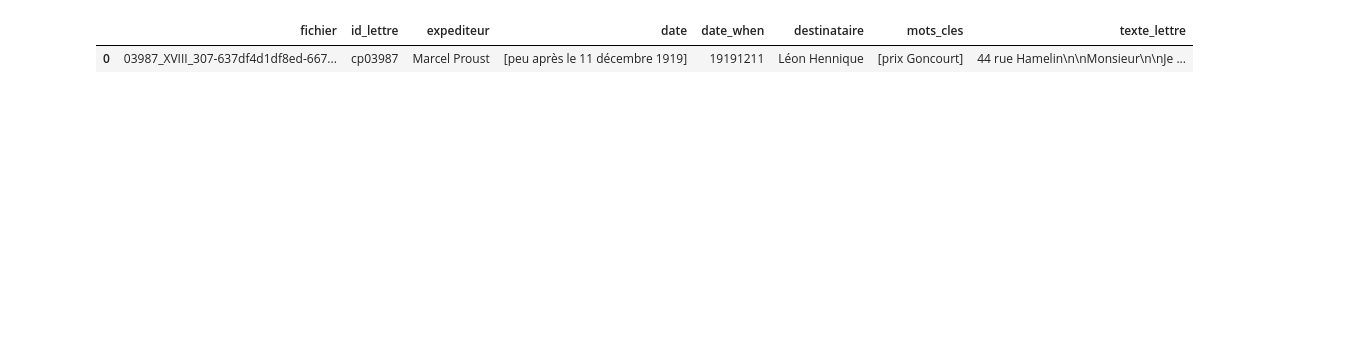
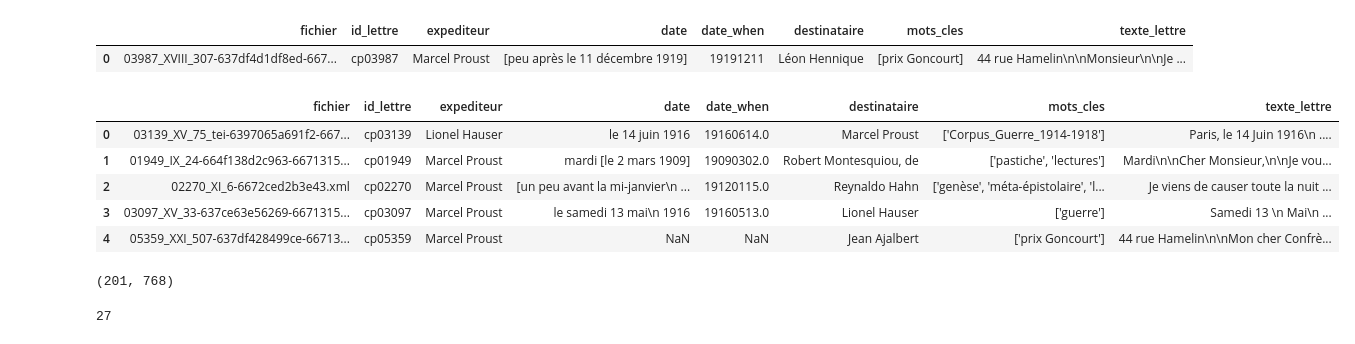
Before and after one commit to pbellot/ProustLetters, a Jupyter notebook: topic_letters.ipynb, the cells around one changed output. Drawn from its saved outputs; the diff is of its cells as text; code cells hidden in the pictures; blank space fills up the shorter version.

```diff
--- a/topic_letters.ipynb
+++ b/topic_letters.ipynb
@@ -200,3 +214,13 @@ df.head(10)
 # %%
 df.to_csv("corpus_proust.csv", index=False, sep=";")
 df.to_excel("corpus_proust.xlsx", index=False)
+# %%
+df = pd.read_csv("../corpus_proust.csv", sep=";")
+df.head()
+# %% [output]
+|  | fichier | id_lettre | expediteur | date | date_when | destinataire | mots_cles | texte_lettre |
+| 0 | 03139_XV_75_tei-6397065a691f2-667... | cp03139 | Lionel Hauser | le 14 juin 1916 | 19160614.0 | Marcel Proust | ['Corpus_Guerre_1914-1918'] | Paris, le 14 Juin 1916\n .... |
+| 1 | 01949_IX_24-664f138d2c963-6671315... | cp01949 | Marcel Proust | mardi [le 2 mars 1909] | 19090302.0 | Robert Montesquiou, de | ['pastiche', 'lectures'] | Mardi\n\nCher Monsieur,\n\nJe vou... |
+| 2 | 02270_XI_6-6672ced2b3e43.xml | cp02270 | Marcel Proust | [un peu avant la mi-janvier\n ... | 19120115.0 | Reynaldo Hahn | ['genèse', 'méta-épistolaire', 'l... | Je viens de causer toute la nuit ... |
+| 3 | 03097_XV_33-637ce63e56269-6671315... | cp03097 | Marcel Proust | le samedi 13 mai\n 1916 | 19160513.0 | Lionel Hauser | ['guerre'] | Samedi 13 \n Mai\n ... |
+| 4 | 05359_XXI_507-637df428499ce-66713... | cp05359 | Marcel Proust | NaN | NaN | Jean Ajalbert | ['prix Goncourt'] | 44 rue Hamelin\n\nMon cher Confrè... |
@@ -202,0 +231,4 @@ df.to_excel("corpus_proust.xlsx", index=False)
+# %%
+embeddings.shape
+# %% [output]
+(201, 768)
@@ -202,0 +241,4 @@ df.to_excel("corpus_proust.xlsx", index=False)
+# %%
+len(set(clusters))
+# %% [output]
+27
```
Also changed, not shown: parts of 27 cells of this notebook.
